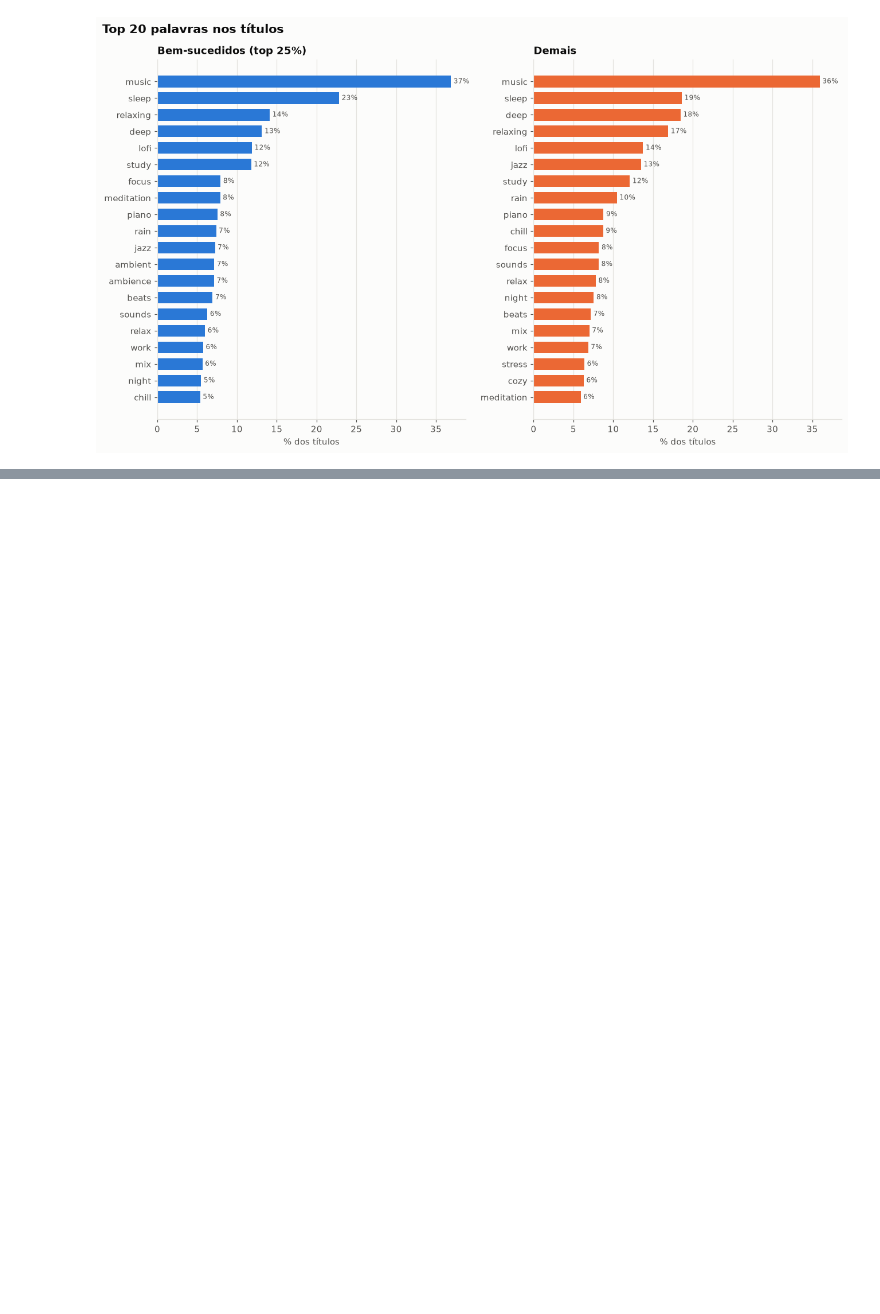
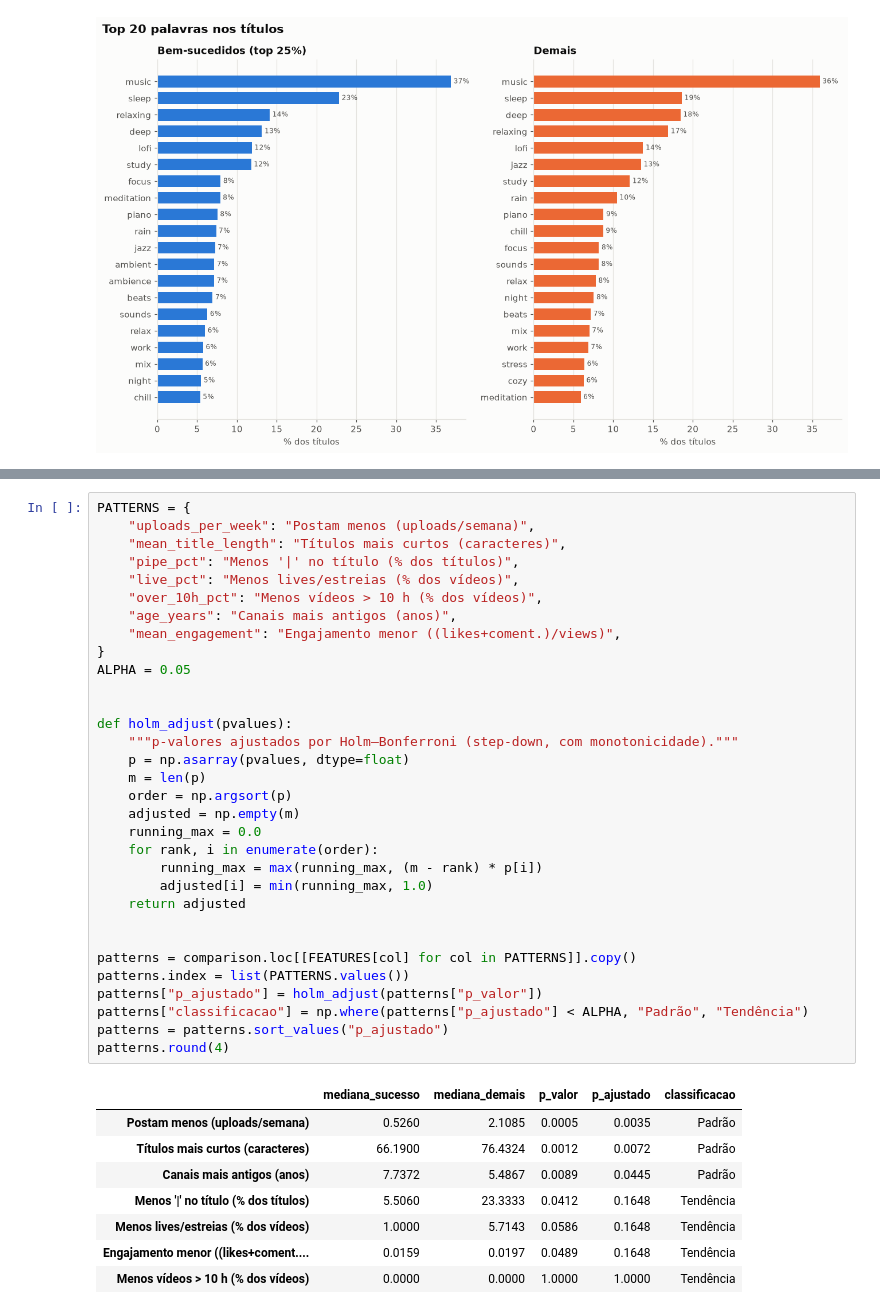
Before and after one commit to lucasbertanicarneiro/youtube-analytics, a Jupyter notebook: notebooks/analysis.ipynb, the cells around one changed output, grey strips where cells are left out. Cells and saved outputs as stored; diff of their text form; blank space fills up the shorter version.

```diff
--- a/notebooks/analysis.ipynb
+++ b/notebooks/analysis.ipynb
@@ -423,0 +382,41 @@ O vocabulário dos títulos é quase o mesmo nos dois grupos (18 das 20 palavras
+# %%
+PATTERNS = {
+    "uploads_per_week": "Postam menos (uploads/semana)",
+    "mean_title_length": "Títulos mais curtos (caracteres)",
+    "pipe_pct": "Menos '|' no título (% dos títulos)",
+    "live_pct": "Menos lives/estreias (% dos vídeos)",
+    "over_10h_pct": "Menos vídeos > 10 h (% dos vídeos)",
+    "age_years": "Canais mais antigos (anos)",
+    "mean_engagement": "Engajamento menor ((likes+coment.)/views)",
+}
+ALPHA = 0.05
+
+
+def holm_adjust(pvalues):
+    """p-valores ajustados por Holm–Bonferroni (step-down, com monotonicidade)."""
+    p = np.asarray(pvalues, dtype=float)
+    m = len(p)
+    order = np.argsort(p)
+    adjusted = np.empty(m)
+    running_max = 0.0
+    for rank, i in enumerate(order):
+        running_max = max(running_max, (m - rank) * p[i])
+        adjusted[i] = min(running_max, 1.0)
+    return adjusted
+
+
+patterns = comparison.loc[[FEATURES[col] for col in PATTERNS]].copy()
+patterns.index = list(PATTERNS.values())
+patterns["p_ajustado"] = holm_adjust(patterns["p_valor"])
+patterns["classificacao"] = np.where(patterns["p_ajustado"] < ALPHA, "Padrão", "Tendência")
+patterns = patterns.sort_values("p_ajustado")
+patterns.round(4)
+# %% [output]
+|  | mediana_sucesso | mediana_demais | p_valor | p_ajustado | classificacao |
+| Postam menos (uploads/semana) | 0.5260 | 2.1085 | 0.0005 | 0.0035 | Padrão |
+| Títulos mais curtos (caracteres) | 66.1900 | 76.4324 | 0.0012 | 0.0072 | Padrão |
+| Canais mais antigos (anos) | 7.7372 | 5.4867 | 0.0089 | 0.0445 | Padrão |
+| Menos '|' no título (% dos títulos) | 5.5060 | 23.3333 | 0.0412 | 0.1648 | Tendência |
+| Menos lives/estreias (% dos vídeos) | 1.0000 | 5.7143 | 0.0586 | 0.1648 | Tendência |
+| Engajamento menor ((likes+coment.... | 0.0159 | 0.0197 | 0.0489 | 0.1648 | Tendência |
+| Menos vídeos > 10 h (% dos vídeos) | 0.0000 | 0.0000 | 1.0000 | 1.0000 | Tendência |
```
Also changed, not shown: parts of 11 cells of this notebook, 2 other files.
